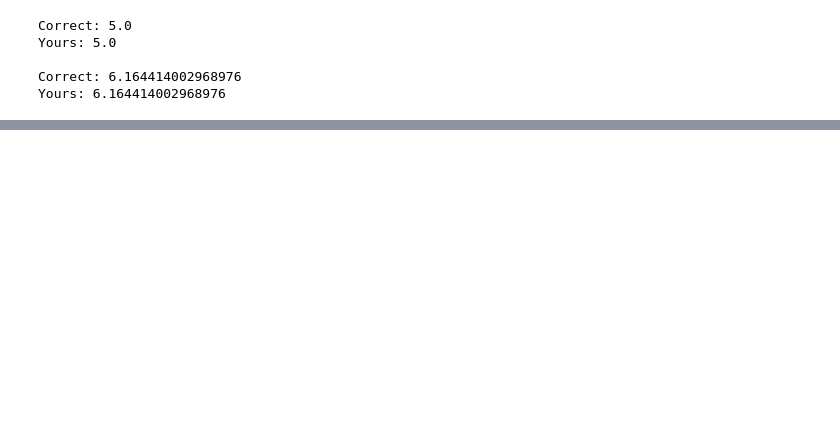
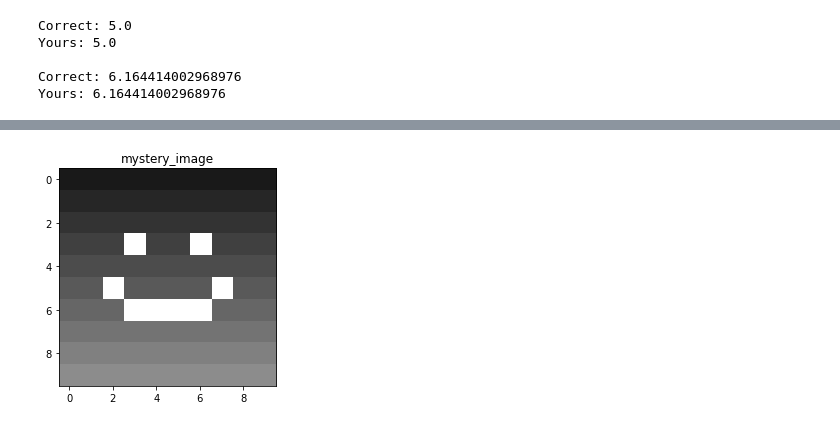
Before and after one commit to brentyi/ai4all_robotics_2020, a Jupyter notebook: cv1.ipynb, the cells around one changed output, grey strips where cells are left out. Cells and saved outputs as stored; diff of their text form; code cells hidden in the pictures; blank space fills up the shorter version.

```diff
--- a/cv1.ipynb
+++ b/cv1.ipynb
@@ -257,0 +283,14 @@ euclidean_distance_numpy runtime (milliseconds):  20.931005477905273
+# %%
+mystery_image = np.zeros(shape=(10, 10))
+
+for row in range(10):
+    mystery_image[row, :] = (row / 20.0) + 0.1
+
+mystery_image[3, 3] = 1.0
+mystery_image[3, 6] = 1.0
+
+mystery_image[6, 3:7] = 1.0
+mystery_image[5, 2] = 1.0
+mystery_image[5, 7] = 1.0
+
+print(mystery_image)
@@ -257,0 +318,21 @@ euclidean_distance_numpy runtime (milliseconds):  20.931005477905273
+# %%
+def visualize_single_channel(title, image):
+    assert type(title) == str, "Title not a string!"
+    assert len(image.shape) == 2, "Image array not 2D!"
+
+    # Visualize image
+    # We manually set the black value with `vmin`, and the white value with `vmax`
+    plt.imshow(image, vmin=0.0, vmax=1.0, cmap="gray")
+
+    # Give our plot a title -- this is purely cosmetic!
+    plt.title(title)
+
+    # Show image
+    plt.show()
+
+
+# ~~START DELETE~~
+visualize_single_channel("mystery_image", mystery_image)
+# ~~END DELETE~~
+# %% [output]
+[figure, added]
```
Also changed, not shown: parts of 34 cells of this notebook, 2 other files.
